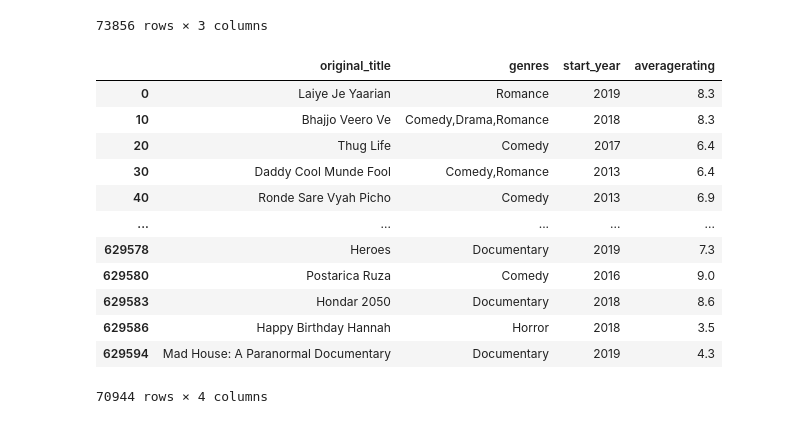
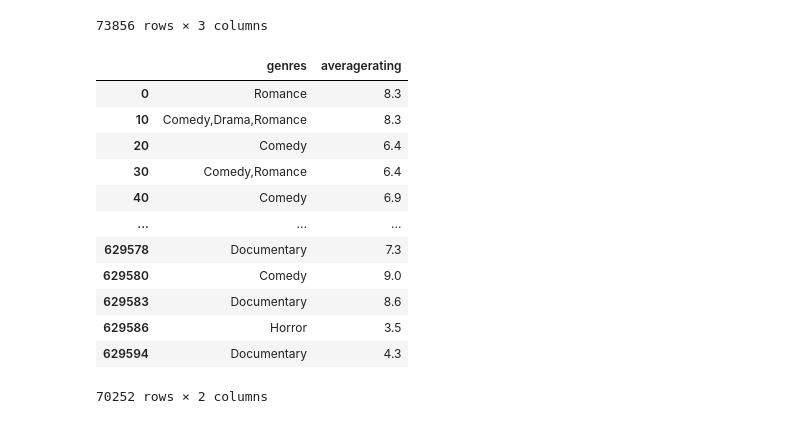
Before and after one commit to halemade/film_recommendations, a Jupyter notebook: explore_data.ipynb, the cells around one changed output. Drawn from its saved outputs; the diff is of its cells as text; code cells hidden in the pictures.

Commit message:
plotted data in first column

```diff
--- a/explore_data.ipynb
+++ b/explore_data.ipynb
@@ -129,22 +130,27 @@ imdb_title_rating
 # %%
 imdb=imdb_title_rating.merge(imdb_title_principals,on='tconst')
 imdb=imdb.merge(imdb_title_basics,on='tconst')
 imdb=imdb.merge(imdb_name,on='nconst')
 imdb=imdb.merge(imdb_title_crew,on='tconst')
 imdb=imdb[['original_title','genres','start_year','averagerating']].where(imdb['start_year']>2000)
 imdb=imdb.drop_duplicates('original_title')
-imdb
+imdb.dropna(inplace=True)
+imdb['original_title'].unique()
+imdb['start_year'].unique()
+imdb['averagerating'].unique()
+imdb_final=imdb[['genres','averagerating']]
+imdb_final
 # %% [output]
-|  | original_title | genres | start_year | averagerating |
-| 0 | Laiye Je Yaarian | Romance | 2019 | 8.3 |
-| 10 | Bhajjo Veero Ve | Comedy,Drama,Romance | 2018 | 8.3 |
-| 20 | Thug Life | Comedy | 2017 | 6.4 |
-| 30 | Daddy Cool Munde Fool | Comedy,Romance | 2013 | 6.4 |
-| 40 | Ronde Sare Vyah Picho | Comedy | 2013 | 6.9 |
-| ... | ... | ... | ... | ... |
-| 629578 | Heroes | Documentary | 2019 | 7.3 |
-| 629580 | Postarica Ruza | Comedy | 2016 | 9.0 |
-| 629583 | Hondar 2050 | Documentary | 2018 | 8.6 |
-| 629586 | Happy Birthday Hannah | Horror | 2018 | 3.5 |
-| 629594 | Mad House: A Paranormal Documentary | Documentary | 2019 | 4.3 |
+|  | genres | averagerating |
+| 0 | Romance | 8.3 |
+| 10 | Comedy,Drama,Romance | 8.3 |
+| 20 | Comedy | 6.4 |
+| 30 | Comedy,Romance | 6.4 |
+| 40 | Comedy | 6.9 |
+| ... | ... | ... |
+| 629578 | Documentary | 7.3 |
+| 629580 | Comedy | 9.0 |
+| 629583 | Documentary | 8.6 |
+| 629586 | Horror | 3.5 |
+| 629594 | Documentary | 4.3 |
-70944 rows × 4 columns
+70252 rows × 2 columns
```
Also changed, not shown: parts of 11 cells of this notebook.
